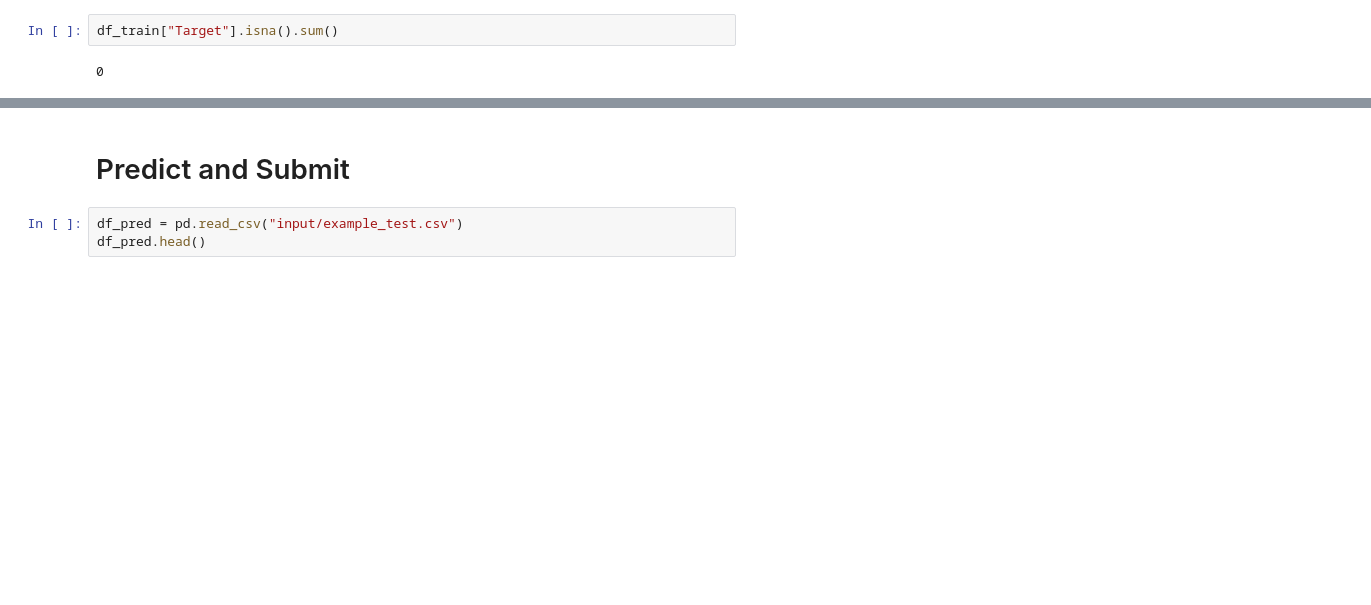
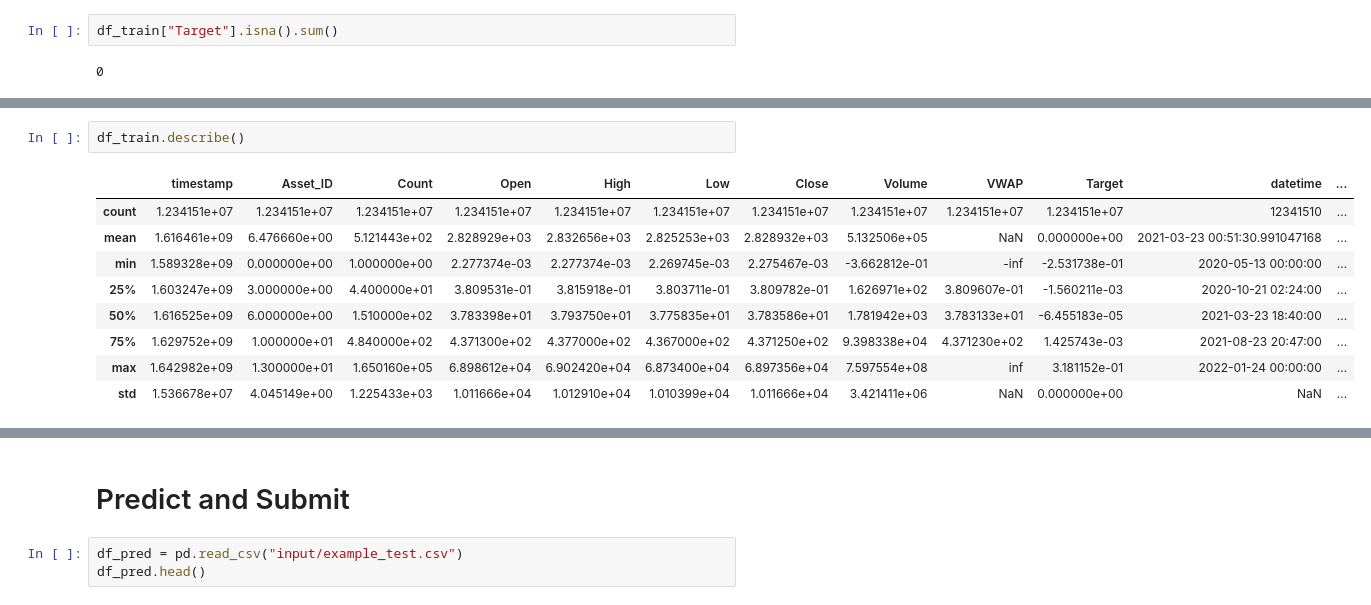
Before and after one commit to PranayKalyanam/CryptoCurrency-Forecast, a Jupyter notebook: cryptocurrency-forecast.ipynb, the cells around one changed output, grey strips where cells are left out. Saved outputs shown, nothing was run; the diff lists cells and outputs as text; blank space fills up the shorter version.

```diff
--- a/cryptocurrency-forecast.ipynb
+++ b/cryptocurrency-forecast.ipynb
@@ -337,0 +512,12 @@ df_train["Target"].isna().sum()
+# %%
+df_train.describe()
+# %% [output]
+|  | timestamp | Asset_ID | Count | Open | High | Low | Close | Volume | VWAP | Target | datetime | ... |
+| count | 1.234151e+07 | 1.234151e+07 | 1.234151e+07 | 1.234151e+07 | 1.234151e+07 | 1.234151e+07 | 1.234151e+07 | 1.234151e+07 | 1.234151e+07 | 1.234151e+07 | 12341510 | ... |
+| mean | 1.616461e+09 | 6.476660e+00 | 5.121443e+02 | 2.828929e+03 | 2.832656e+03 | 2.825253e+03 | 2.828932e+03 | 5.132506e+05 | NaN | 0.000000e+00 | 2021-03-23 00:51:30.991047168 | ... |
+| min | 1.589328e+09 | 0.000000e+00 | 1.000000e+00 | 2.277374e-03 | 2.277374e-03 | 2.269745e-03 | 2.275467e-03 | -3.662812e-01 | -inf | -2.531738e-01 | 2020-05-13 00:00:00 | ... |
+| 25% | 1.603247e+09 | 3.000000e+00 | 4.400000e+01 | 3.809531e-01 | 3.815918e-01 | 3.803711e-01 | 3.809782e-01 | 1.626971e+02 | 3.809607e-01 | -1.560211e-03 | 2020-10-21 02:24:00 | ... |
+| 50% | 1.616525e+09 | 6.000000e+00 | 1.510000e+02 | 3.783398e+01 | 3.793750e+01 | 3.775835e+01 | 3.783586e+01 | 1.781942e+03 | 3.783133e+01 | -6.455183e-05 | 2021-03-23 18:40:00 | ... |
+| 75% | 1.629752e+09 | 1.000000e+01 | 4.840000e+02 | 4.371300e+02 | 4.377000e+02 | 4.367000e+02 | 4.371250e+02 | 9.398338e+04 | 4.371230e+02 | 1.425743e-03 | 2021-08-23 20:47:00 | ... |
+| max | 1.642982e+09 | 1.300000e+01 | 1.650160e+05 | 6.898612e+04 | 6.902420e+04 | 6.873400e+04 | 6.897356e+04 | 7.597554e+08 | inf | 3.181152e-01 | 2022-01-24 00:00:00 | ... |
+| std | 1.536678e+07 | 4.045149e+00 | 1.225433e+03 | 1.011666e+04 | 1.012910e+04 | 1.010399e+04 | 1.011666e+04 | 3.421411e+06 | NaN | 0.000000e+00 | NaN | ... |
```
Also changed, not shown: parts of 21 cells of this notebook.
